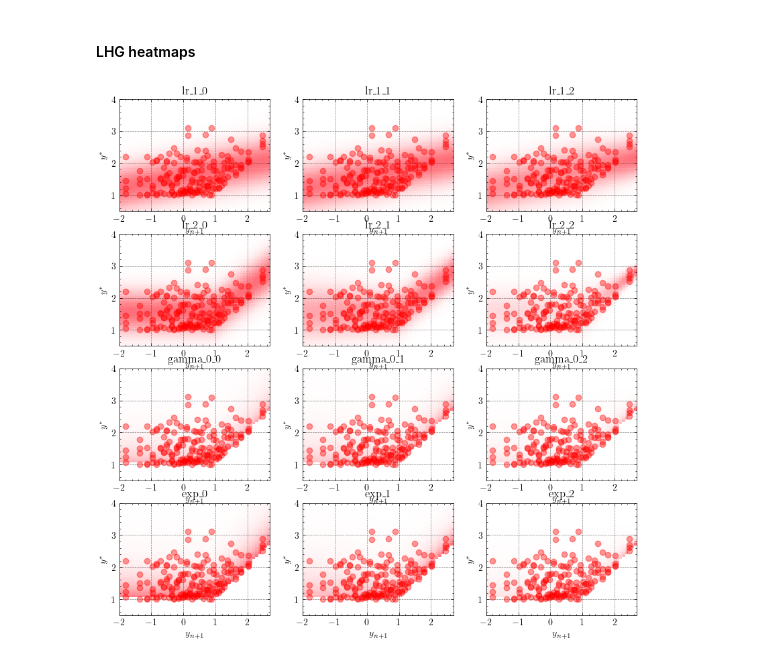
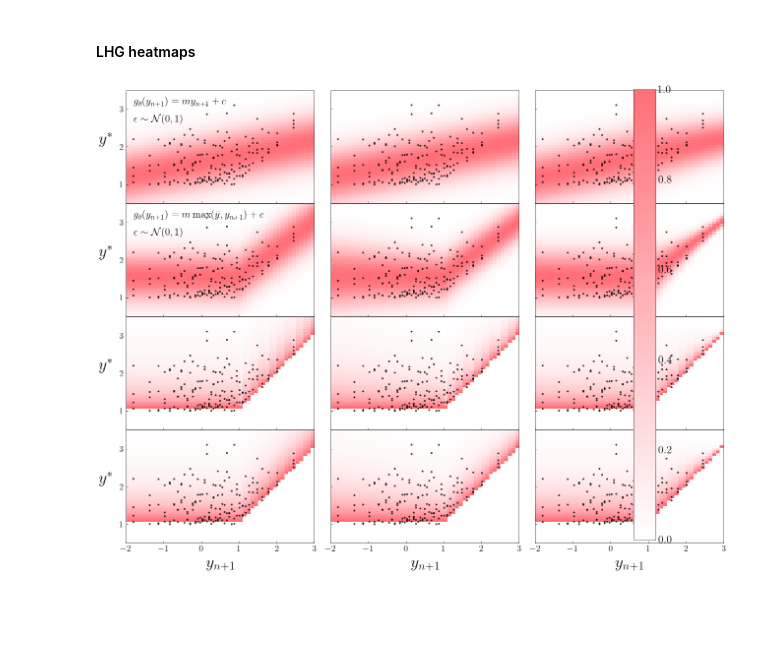
Before and after one commit to graphcore-research/mes, a Jupyter notebook: paper_plots/yn1_vs_ymax_heatmap.ipynb, the cells around one changed output. Saved outputs shown, nothing was run; the diff lists cells and outputs as text; code cells hidden in the pictures; blank space fills up the shorter version.

```diff
--- a/paper_plots/yn1_vs_ymax_heatmap.ipynb
+++ b/paper_plots/yn1_vs_ymax_heatmap.ipynb
@@ -185,7 +187,7 @@ from boplay.acq_funs.regression_models import (
 x_data = y_n1_points[None, :]
 y_data = y_max_points[None, :]
 
-x_lim = (-2, 2.7)
+x_lim = (-2, 3)
 y_lim = ( 0.5, 4)
 
 y_n1_grid = np.linspace(x_lim[0], x_lim[1], 50)
@@ -193,6 +195,21 @@ y_max_grid = np.linspace(y_lim[0], y_lim[1], 50)
 
 y_n1_grid_2d = np.tile(y_n1_grid, len(y_max_grid))
 y_max_grid_2d = np.repeat(y_max_grid, len(y_n1_grid))
+
+# models = {
+#     "lr_1_0": fit_lr_1_0,
+#     "lr_2_0": fit_lr_2_0,
+#     "gamma_0_0": fit_gamma_0_0,
+#     "exp_0": fit_exp_0,
+#     "lr_1_1": fit_lr_1_1,
+#     "lr_2_1": fit_lr_2_1,
+#     "gamma_0_1": fit_gamma_0_1,
+#     "exp_1": fit_exp_1,
+#     "lr_1_2": fit_lr_1_2,
+#     "lr_2_2": fit_lr_2_2,
+#     "gamma_0_2": fit_gamma_0_2,
+#     "exp_2": fit_exp_2,
+# }
 
 models = {
     "lr_1_0": fit_lr_1_0,
@@ -208,39 +225,91 @@ models = {
     "exp_1": fit_exp_1,
     "exp_2": fit_exp_2,
 }
 
+texts = {
+    "lr_1_0": [
+        r"$g_\theta(y_{n+1}) = my_{n+1} + c$",
+        r"$\epsilon \sim \mathcal{N}(0, 1)$",
+    ],
+    "lr_2_0": [
+        r"$g_\theta(y_{n+1}) = m\max(\bar y, y_{n+1}) + c$",
+        r"$\epsilon \sim \mathcal{N}(0, 1)$",
+    ],
+}
 
-fig, axes = plt.subplots(4, 3, figsize=(10, 10))
+COLUMNS = 3
+fig, axes = plt.subplots(len(models) // COLUMNS, COLUMNS, figsize=(13, 10), sharey=True, sharex=True)
+# fig, axes = plt.subplots(len(models) // COLUMNS, COLUMNS, figsize=(20, 7), sharey=True, sharex=True)
 axes = axes.flatten()
+# cmap = LinearSegmentedColormap.from_list("my_cmap", ["#FF6F79", "#B790BC", "#6FB0FF"])
 cmap = LinearSegmentedColormap.from_list("my_cmap", ["#FFFFFF", "#FF6F79"])
+
 
 for i, (model_name, model_fun) in enumerate(models.items()):
 
     make_heatmap_0_0 = model_fun(
         x_data=x_data,
         y_data=y_data,
         x_min=y_best,
         make_heatmap=True,
     )
 
     heatmap = make_heatmap_0_0(
         row_idx=0,  # the heatmap for the 0th row of the initial data
         x=y_n1_grid_2d,
         y=y_max_grid_2d
     )
 
-    heatmap = heatmap.reshape(len(y_max_grid), len(y_n1_grid))
+
+    heatmap = heatmap.copy().reshape(len(y_max_grid), len(y_n1_grid))
     heatmap = np.exp(heatmap)
 
 
+
+
     ax = axes[i]
-    ax.set_title(model_name)
-    ax.imshow(heatmap, origin="lower", extent=x_lim + y_lim, cmap=cmap)
-    ax.scatter(y_n1_points, y_max_points, color="k", marker=".", alpha=0.4)
+    # ax.set_title(model_name)
+    local_texts = texts.get(model_name, [None, None])
+    if local_texts[0]:
+        t = ax.text(0.04, 0.85, local_texts[0], ha='left', va='bottom', transform=ax.transAxes, fontsize=15)
+        t.set_bbox(dict(facecolor='white', alpha=0.5, edgecolor='none'))
+    if local_texts[1]:
+        ax.text(0.04, 0.7, local_texts[1], ha='left', va='bottom', transform=ax.transAxes, fontsize=15)
+    # ax.text(0.04, 0.9, model_name, ha='left', va='bottom', transform=ax.transAxes)
+
+    normed_heatmap = (heatmap - heatmap.min(axis=0)) / (heatmap.max(axis=0) - heatmap.min(axis=0))
+
+    im = ax.imshow(normed_heatmap, origin="lower", extent=x_lim + y_lim, cmap=cmap, vmin=0, vmax=1)
+
+    # contours = ax.contour(
+    #     normed_heatmap,
+    #     colors="k",
+    #     linewidths=1,
+    #     levels=5,
+    # )
+
+
+    ax.tick_params(top=False, right=False)
+    ax.tick_params(which="minor", bottom=False, left=False)
+    ax.minorticks_off()
+    ax.scatter(y_n1_points, y_max_points, color="k", marker=".", s=30, alpha=0.8, edgecolors="none")
     ax.set_xlim(x_lim)
     ax.set_ylim(y_lim)
-    ax.set_aspect("equal")
-    ax.set_xlabel("$y_{n+1}$")
-    ax.set_ylabel("$y^*$")
+    ax.tick_params(axis='both', which='major', labelsize=13)
+    if i // COLUMNS == len(models) // COLUMNS - 1:
+        ax.set_xticks([-2, -1, 0, 1, 2, 3])
+        ax.set_xlabel("$y_{n+1}$", fontsize=24)
+    if i % COLUMNS == 0:
+        ax.set_ylabel("$y^*$", rotation=0, fontsize=24, labelpad=20)
+        ax.set_yticks([1, 2, 3])
+    ax.set_ylim([0.5, 3.5])
+    ax.grid(False)
+    # sns.despine(ax=ax)
+plt.tight_layout()
+cbar = fig.colorbar(im, ax=axes, orientation='vertical', pad=0.02)
+cbar.ax.tick_params(labelsize=16)
+
+
+plt.savefig(SAVE_DIR / "models-test-grid-plot.pdf")
 # %% [output]
-[figure, old version]
+[figure, new version]
```
Also changed, not shown: parts of 1 cell of this notebook, 3 other files.
